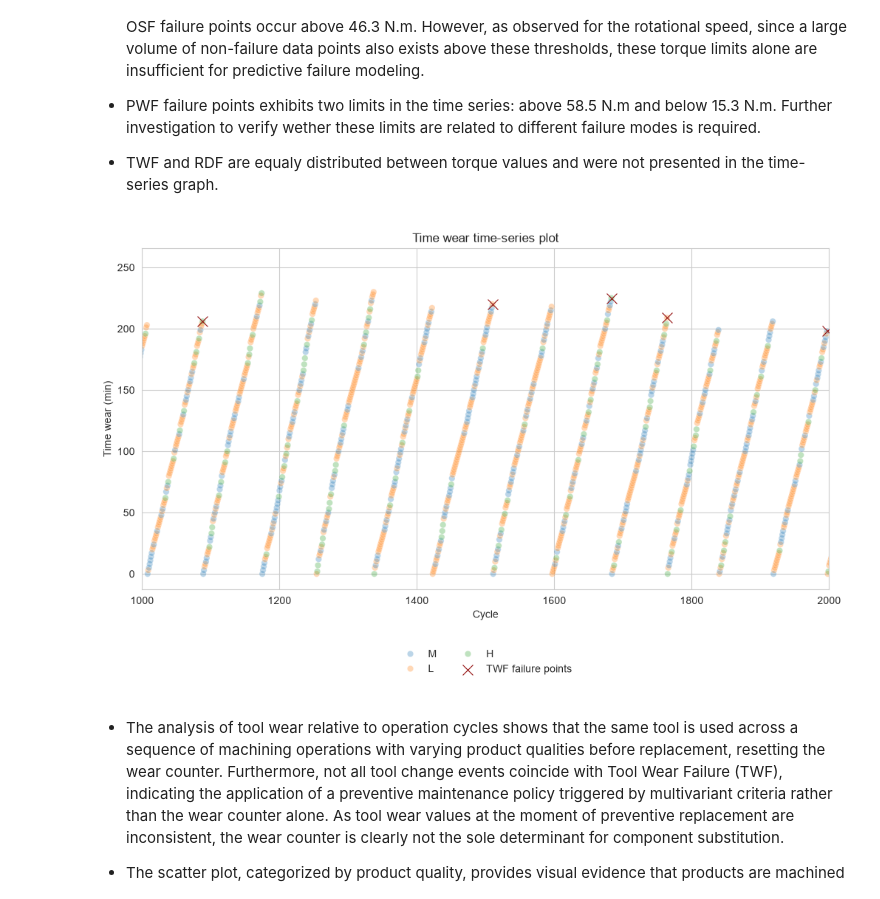
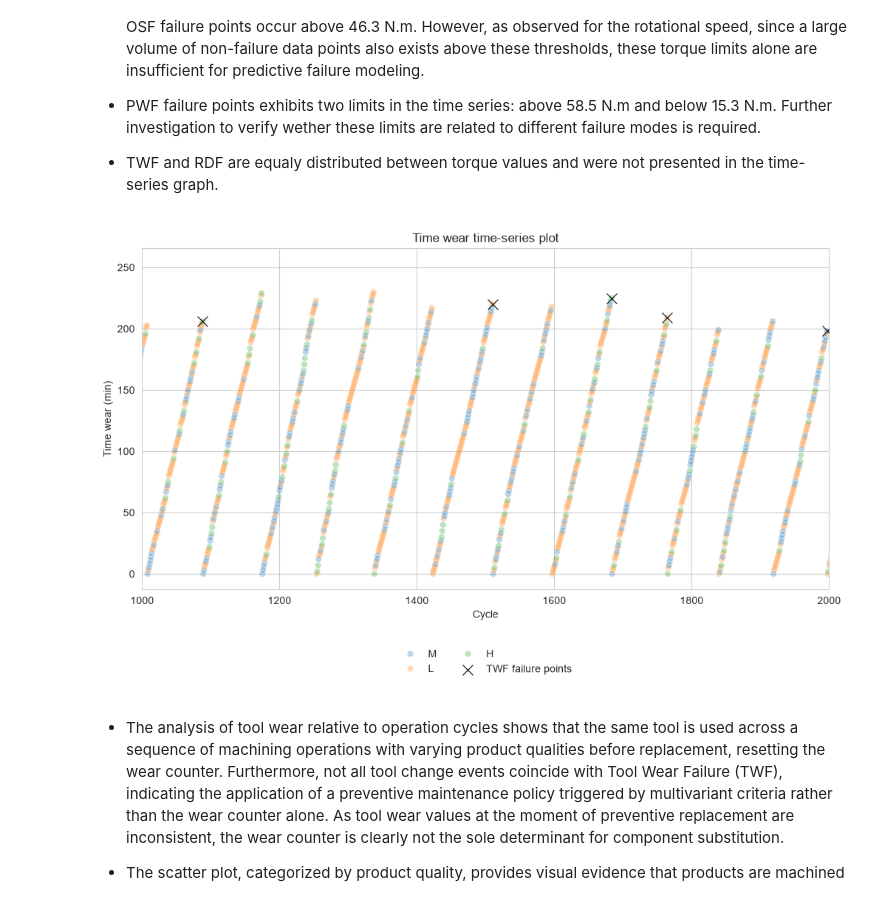
Before and after one commit to ghperez/milling-pdm, a Jupyter notebook: notebooks/03_process_variables_analysis.ipynb, the cells around one changed output. Cells and saved outputs as stored; diff of their text form; code cells hidden in the pictures.

```diff
--- a/notebooks/03_process_variables_analysis.ipynb
+++ b/notebooks/03_process_variables_analysis.ipynb
@@ -287,53 +301,39 @@ rename_dict = {"tool_wear_min": "Tool wear (min)"}
 ## Create failure mode dataframe with TWF points
 df_twf = df[df["tool_wear_failure"]]
 df_twf = df_twf["tool_wear_min"]
-
-## Create failure mode dataframe with OSF points
-# df_osf = df_failure_mode[df_failure_mode["status"]=="OSF"]
-# df_osf = df_osf["tool_wear_min"]
-
-## Calculate threshold on temperature difference for HDF
-# temp_thresh = max(df_failure_mode[df_failure_mode["status"]=="HDF"]["delta_temperature_celsius"])
 
 ## Plot time-series
 plt.figure(figsize=(12, 6))
 sns.set_style("whitegrid")
 sns.scatterplot(x="register_id",
                 y="tool_wear_min",
                 data=df,
                 hue="product_type",
                 alpha=0.3)
 
 ## Plot failures
 sns.scatterplot(data=df_twf,
                 marker="x",
                 s=100,
-                color="#920C0C",
+                color="#000000",
                 zorder=5,
                 label="TWF failure points")
-
-# sns.scatterplot(data=df_osf,
-#                 marker="x",
-#                 s=50,
-#                 color="#FF6600",
-#                 zorder=5,
-#                 label="OSF failure points");
 
 ## Plot settings
 plt.xlim(left=1000, right=2000)
 #plt.xticks(np.arange(0,10001,500))
 plt.title("Time wear time-series plot")
 plt.xlabel("Cycle")
 plt.ylabel("Time wear (min)")
 plt.legend(
     loc='upper center',
     bbox_to_anchor=(0.5, -0.15),
     ncol=2,
     frameon=False
 )
 plt.show()
 # %% [output]
-[figure, old version]
+[figure, new version]
 # %% [markdown]
 - The analysis of tool wear relative to operation cycles shows that the same tool is used across a sequence of machining operations with varying product qualities before replacement, resetting the wear counter. Furthermore, not all tool change events coincide with Tool Wear Failure (TWF), indicating the application of a preventive maintenance policy triggered by multivariant criteria rather than the wear counter alone. As tool wear values at the moment of preventive replacement are inconsistent, the wear counter is clearly not the sole determinant for component substitution.
 
```
Also changed, not shown: parts of 4 cells of this notebook.
